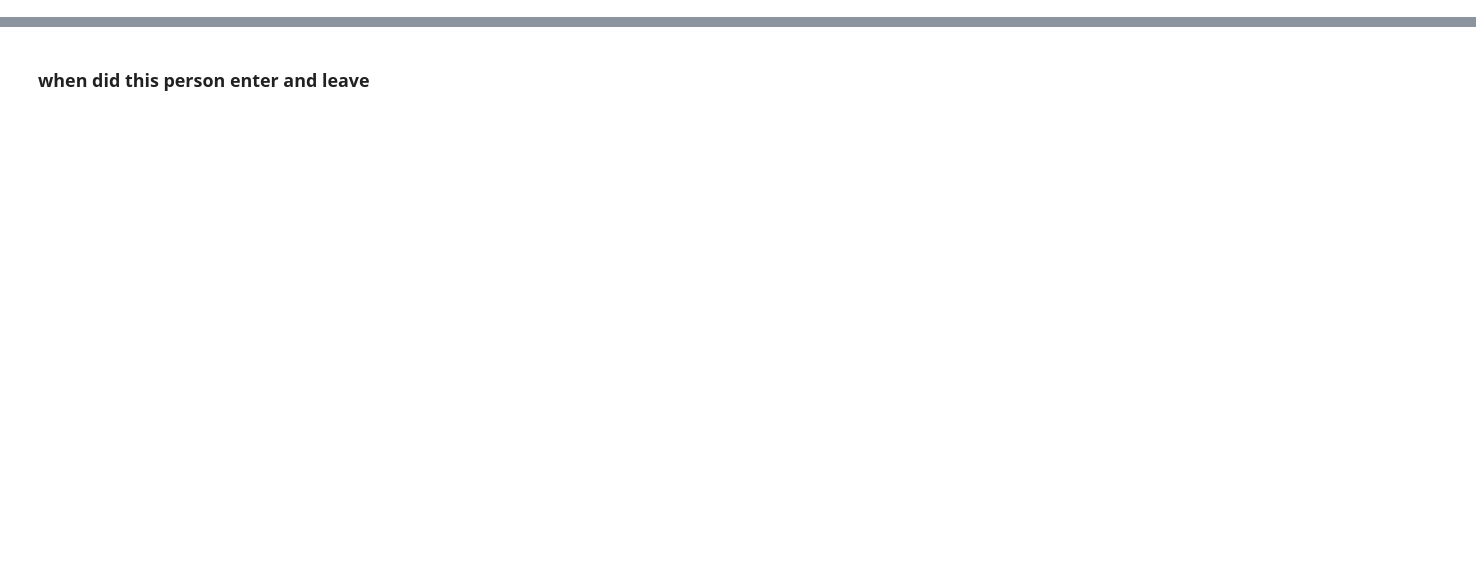
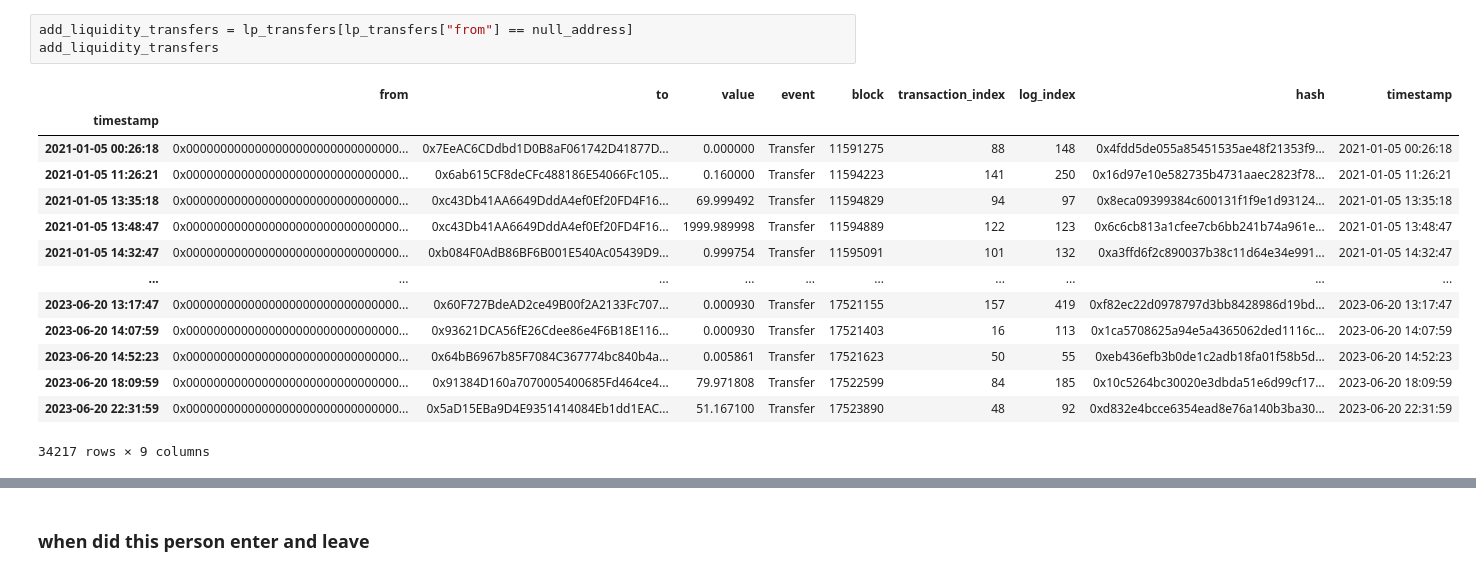
Before and after one commit to Tokemak/InternProject, a Jupyter notebook: internproject/look_at_add_and_withdrawl_lp.ipynb, the cells around one changed output, grey strips where cells are left out. Cells and saved outputs as stored; diff of their text form; blank space fills up the shorter version.

```diff
--- a/internproject/look_at_add_and_withdrawl_lp.ipynb
+++ b/internproject/look_at_add_and_withdrawl_lp.ipynb
@@ -41,0 +37,18 @@ remove_lp
+# %%
+add_liquidity_transfers = lp_transfers[lp_transfers["from"] == null_address]
+add_liquidity_transfers
+# %% [output]
+|  | from | to | value | event | block | transaction_index | log_index | hash | timestamp |
+| timestamp |  |  |  |  |  |  |  |  |  |
+| 2021-01-05 00:26:18 | 0x0000000000000000000000000000000... | 0x7EeAC6CDdbd1D0B8aF061742D41877D... | 0.000000 | Transfer | 11591275 | 88 | 148 | 0x4fdd5de055a85451535ae48f21353f9... | 2021-01-05 00:26:18 |
+| 2021-01-05 11:26:21 | 0x0000000000000000000000000000000... | 0x6ab615CF8deCFc488186E54066Fc105... | 0.160000 | Transfer | 11594223 | 141 | 250 | 0x16d97e10e582735b4731aaec2823f78... | 2021-01-05 11:26:21 |
+| 2021-01-05 13:35:18 | 0x0000000000000000000000000000000... | 0xc43Db41AA6649DddA4ef0Ef20FD4F16... | 69.999492 | Transfer | 11594829 | 94 | 97 | 0x8eca09399384c600131f1f9e1d93124... | 2021-01-05 13:35:18 |
+| 2021-01-05 13:48:47 | 0x0000000000000000000000000000000... | 0xc43Db41AA6649DddA4ef0Ef20FD4F16... | 1999.989998 | Transfer | 11594889 | 122 | 123 | 0x6c6cb813a1cfee7cb6bb241b74a961e... | 2021-01-05 13:48:47 |
+| 2021-01-05 14:32:47 | 0x0000000000000000000000000000000... | 0xb084F0AdB86BF6B001E540Ac05439D9... | 0.999754 | Transfer | 11595091 | 101 | 132 | 0xa3ffd6f2c890037b38c11d64e34e991... | 2021-01-05 14:32:47 |
+| ... | ... | ... | ... | ... | ... | ... | ... | ... | ... |
+| 2023-06-20 13:17:47 | 0x0000000000000000000000000000000... | 0x60F727BdeAD2ce49B00f2A2133Fc707... | 0.000930 | Transfer | 17521155 | 157 | 419 | 0xf82ec22d0978797d3bb8428986d19bd... | 2023-06-20 13:17:47 |
+| 2023-06-20 14:07:59 | 0x0000000000000000000000000000000... | 0x93621DCA56fE26Cdee86e4F6B18E116... | 0.000930 | Transfer | 17521403 | 16 | 113 | 0x1ca5708625a94e5a4365062ded1116c... | 2023-06-20 14:07:59 |
+| 2023-06-20 14:52:23 | 0x0000000000000000000000000000000... | 0x64bB6967b85F7084C367774bc840b4a... | 0.005861 | Transfer | 17521623 | 50 | 55 | 0xeb436efb3b0de1c2adb18fa01f58b5d... | 2023-06-20 14:52:23 |
+| 2023-06-20 18:09:59 | 0x0000000000000000000000000000000... | 0x91384D160a7070005400685Fd464ce4... | 79.971808 | Transfer | 17522599 | 84 | 185 | 0x10c5264bc30020e3dbda51e6d99cf17... | 2023-06-20 18:09:59 |
+| 2023-06-20 22:31:59 | 0x0000000000000000000000000000000... | 0x5aD15EBa9D4E9351414084Eb1dd1EAC... | 51.167100 | Transfer | 17523890 | 48 | 92 | 0xd832e4bcce6354ead8e76a140b3ba30... | 2023-06-20 22:31:59 |
+34217 rows × 9 columns
```
Also changed, not shown: parts of 12 cells of this notebook, 4 other files.
